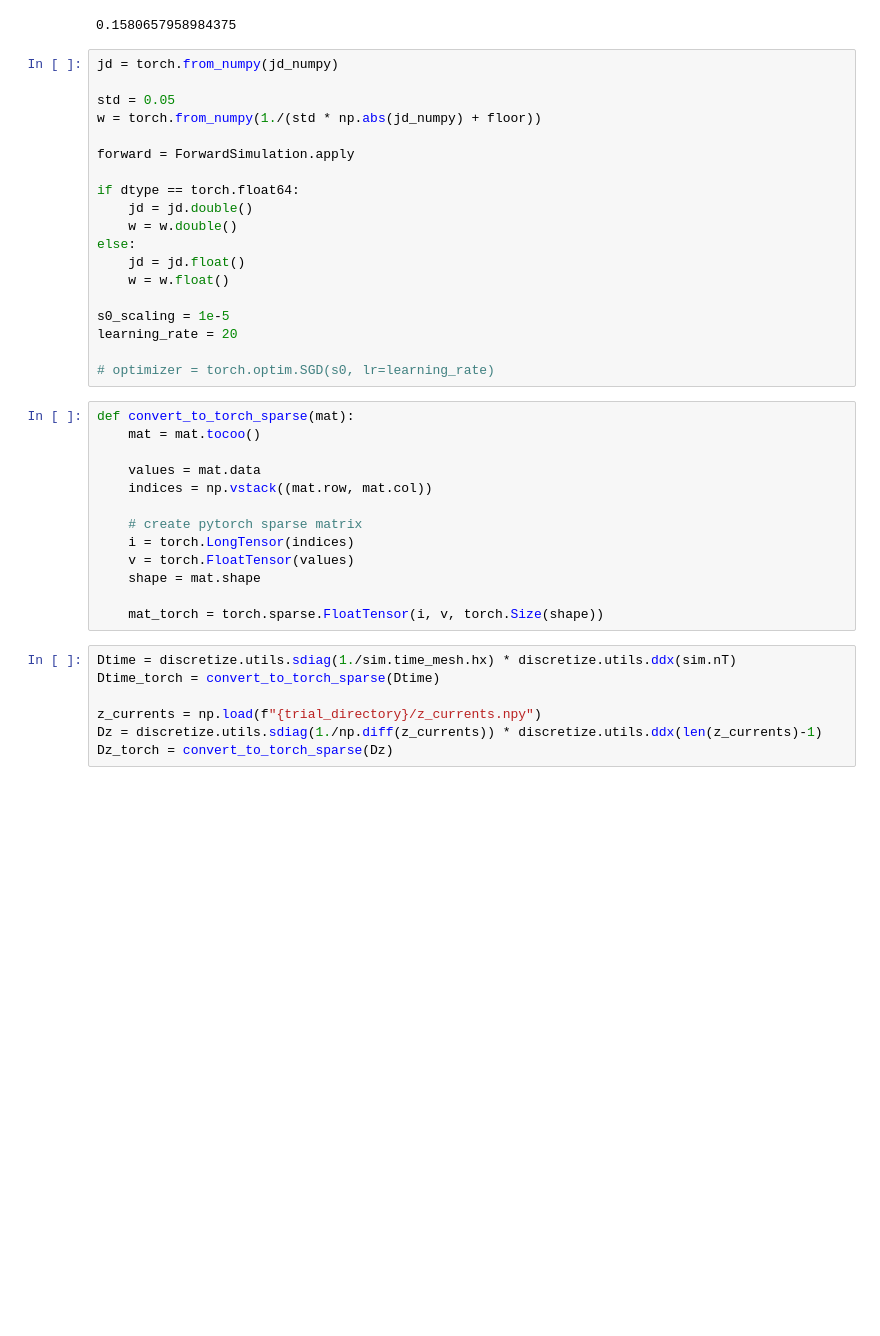
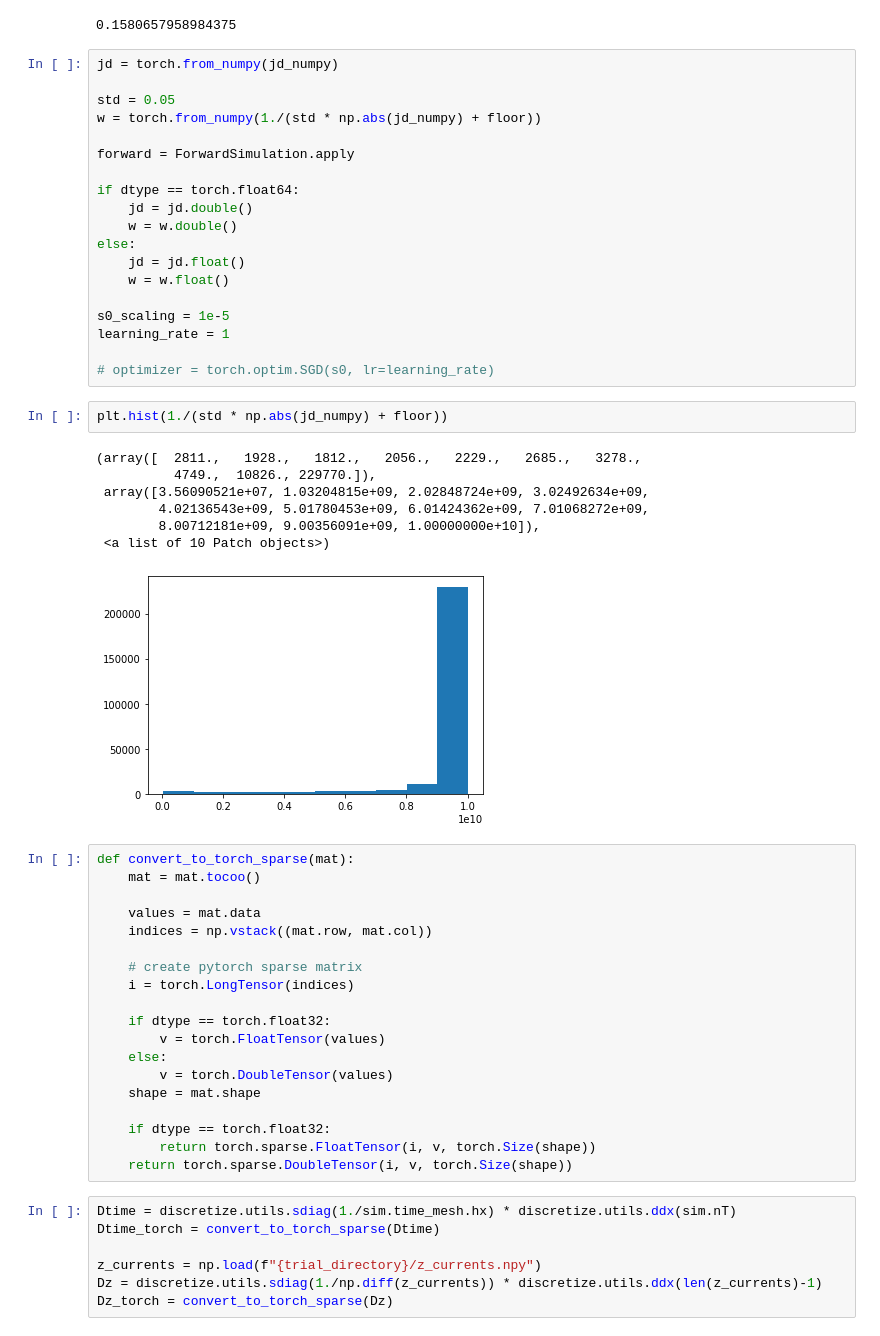
Before and after one commit to lheagy/heagy-2019-casing-ml, a Jupyter notebook: notebooks/pytorch_pipeline.ipynb, the cells around one changed output. Drawn from its saved outputs; the diff is of its cells as text; blank space fills up the shorter version.

```diff
--- a/notebooks/pytorch_pipeline.ipynb
+++ b/notebooks/pytorch_pipeline.ipynb
@@ -725,9 +725,19 @@ else:
     w = w.float()
 
 s0_scaling = 1e-5
-learning_rate = 20
+learning_rate = 1
 
 # optimizer = torch.optim.SGD(s0, lr=learning_rate)
+# %%
+plt.hist(1./(std * np.abs(jd_numpy) + floor))
+# %% [output]
+(array([  2811.,   1928.,   1812.,   2056.,   2229.,   2685.,   3278.,
+          4749.,  10826., 229770.]),
+ array([3.56090521e+07, 1.03204815e+09, 2.02848724e+09, 3.02492634e+09,
+        4.02136543e+09, 5.01780453e+09, 6.01424362e+09, 7.01068272e+09,
+        8.00712181e+09, 9.00356091e+09, 1.00000000e+10]),
+ <a list of 10 Patch objects>)
+[figure, added]
 # %%
 def convert_to_torch_sparse(mat):
     mat = mat.tocoo()
@@ -737,10 +747,16 @@ def convert_to_torch_sparse(mat):
 
     # create pytorch sparse matrix
     i = torch.LongTensor(indices)
-    v = torch.FloatTensor(values)
+
+    if dtype == torch.float32:
+        v = torch.FloatTensor(values)
+    else:
+        v = torch.DoubleTensor(values)
     shape = mat.shape
 
-    mat_torch = torch.sparse.FloatTensor(i, v, torch.Size(shape))
+    if dtype == torch.float32:
+        return torch.sparse.FloatTensor(i, v, torch.Size(shape))
+    return torch.sparse.DoubleTensor(i, v, torch.Size(shape))
 # %%
 Dtime = discretize.utils.sdiag(1./sim.time_mesh.hx) * discretize.utils.ddx(sim.nT)
 Dtime_torch = convert_to_torch_sparse(Dtime)
```
Also changed, not shown: parts of 10 cells of this notebook, 2 other files.
